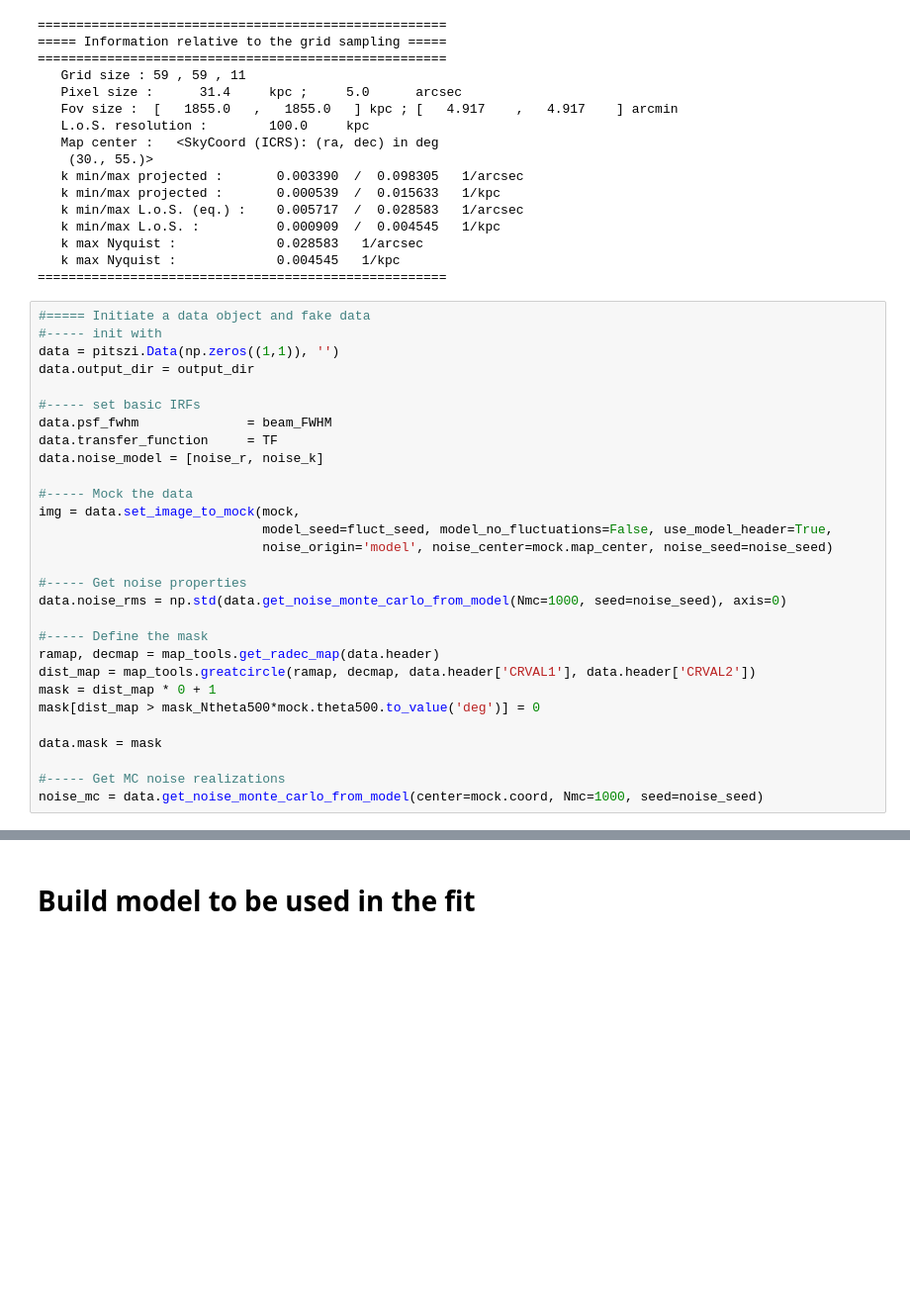
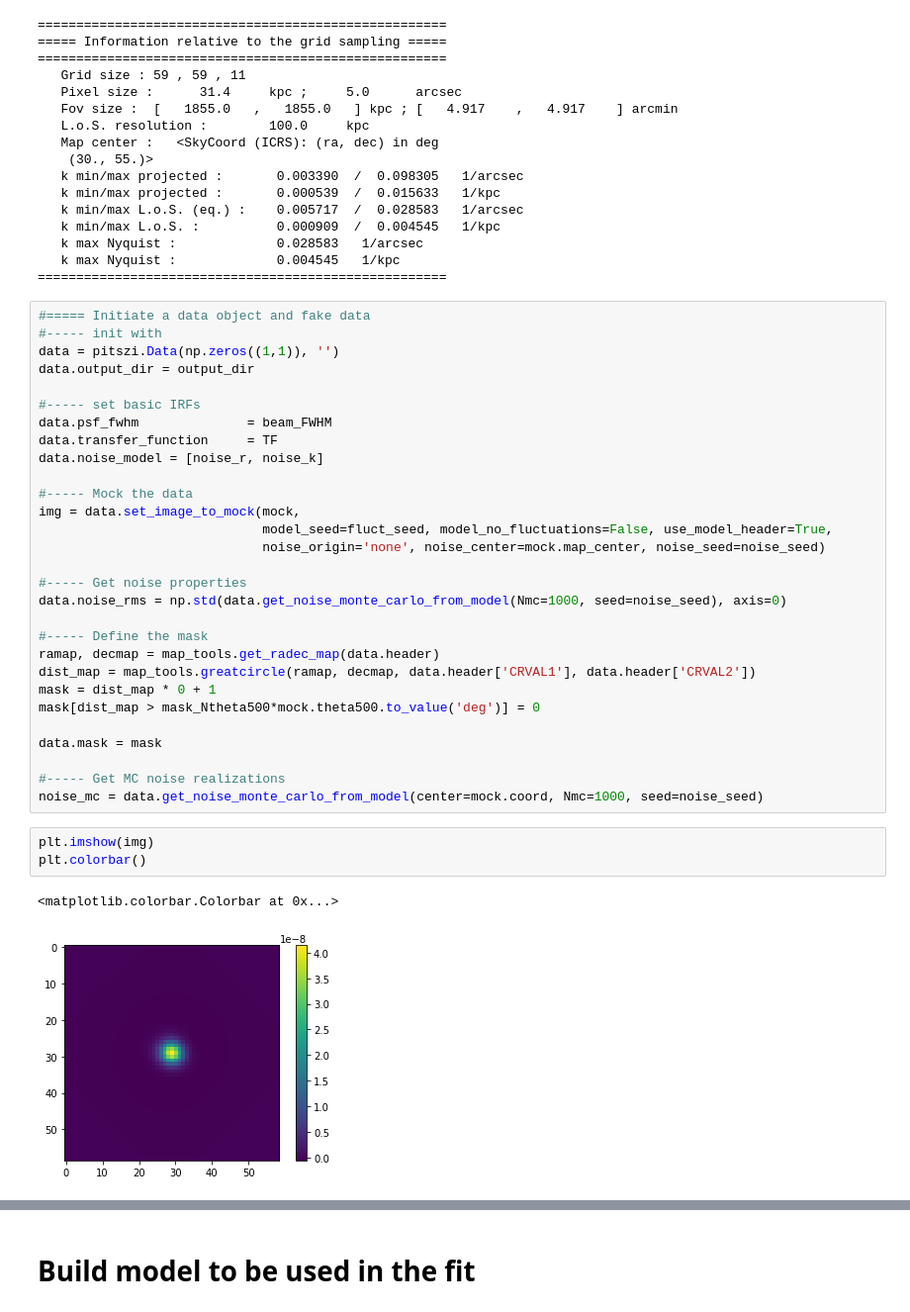
Before and after one commit to remi-adam/pitszi, a Jupyter notebook: notebook/pitszi_dev_forward_fit_pk3d_via_window_function_and_mbb.ipynb, the cells around one changed output, grey strips where cells are left out. Shown: that part at 99% size. Drawn from its saved outputs; the diff is of its cells as text; blank space fills up the shorter version.

```diff
--- a/notebook/pitszi_dev_forward_fit_pk3d_via_window_function_and_mbb.ipynb
+++ b/notebook/pitszi_dev_forward_fit_pk3d_via_window_function_and_mbb.ipynb
@@ -130,7 +130,7 @@ data.noise_model = [noise_r, noise_k]
 #----- Mock the data
 img = data.set_image_to_mock(mock,
                              model_seed=fluct_seed, model_no_fluctuations=False, use_model_header=True,
-                             noise_origin='model', noise_center=mock.map_center, noise_seed=noise_seed)
+                             noise_origin='none', noise_center=mock.map_center, noise_seed=noise_seed)
 
 #----- Get noise properties
 data.noise_rms = np.std(data.get_noise_monte_carlo_from_model(Nmc=1000, seed=noise_seed), axis=0)
@@ -145,6 +145,12 @@ data.mask = mask
 
 #----- Get MC noise realizations
 noise_mc = data.get_noise_monte_carlo_from_model(center=mock.coord, Nmc=1000, seed=noise_seed)
+# %%
+plt.imshow(img)
+plt.colorbar()
+# %% [output]
+<matplotlib.colorbar.Colorbar at 0x...>
+[figure, added]
 # %%
 visu_smooth = 10
 
```
Also changed, not shown: parts of 1 cell of this notebook, 1 other file.
